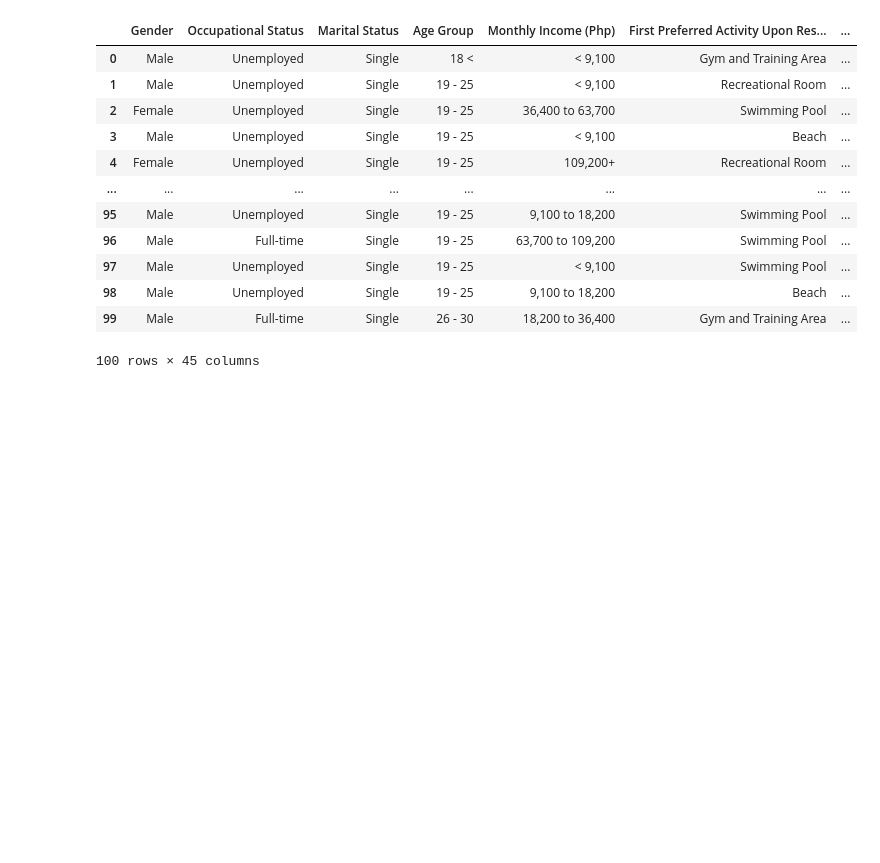
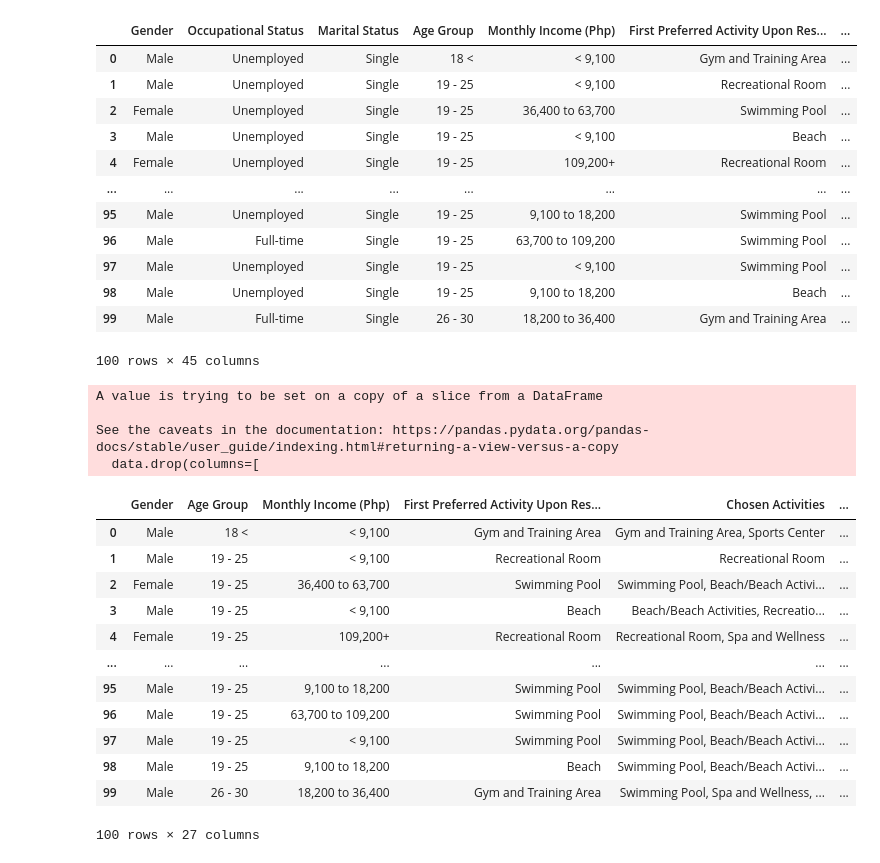
Before and after one commit to KinGabriel/Team_Sports_Survey_Analysis, a Jupyter notebook: preprocessing.ipynb, the cells around one changed output. Cells and saved outputs as stored; diff of their text form; code cells hidden in the pictures; blank space fills up the shorter version.

Commit message:
Removed the columns which will not pe part of the marketing plan for summer

```diff
--- a/preprocessing.ipynb
+++ b/preprocessing.ipynb
@@ -296,3 +293,38 @@ See the caveats in the documentation: https://pandas.pydata.org/pandas-docs/stab
 | 98 | Male | Unemployed | Single | 19 - 25 | 9,100 to 18,200 | Beach | ... |
 | 99 | Male | Full-time | Single | 26 - 30 | 18,200 to 36,400 | Gym and Training Area | ... |
 100 rows × 45 columns
+# %%
+# Drop the columns that will not be used for the descriptive and predictive analysis
+data.drop(columns=[
+    "Occupational Status", "Marital Status", "Recreational Room",
+    "Gym and Training Area", "Sports Center",
+    "Preferred Recreational Room Activities", "Top Priority Recreational Room Activity",
+    "Preferred Gym and Training Activities", "Top Priority Gym and Training Activity",
+    "Preferred Sports Center Activities", "Top Priority Sports Center Activity",
+    "Post-Recreational Activity",
+    "Preferred Time for Recreational Room Activities", "Preferred Time for Gym and Training Activities",
+    "Preferred Time for Sports Center Activities",
+    "Maximum Wait Time for Recreational Room", "Maximum Wait Time for Gym and Training Area",
+    "Maximum Wait Time for Sports Center",
+    "Expected Time in Recreational Room", "Expected Time at Gym and Training Area",
+    "Expected Time at Sports Center"
+], errors='ignore', inplace=True)
+data
+# %% [output]
+A value is trying to be set on a copy of a slice from a DataFrame
+
+See the caveats in the documentation: https://pandas.pydata.org/pandas-docs/stable/user_guide/indexing.html#returning-a-view-versus-a-copy
+  data.drop(columns=[
+|  | Gender | Age Group | Monthly Income (Php) | First Preferred Activity Upon Res... | Chosen Activities | ... |
+| 0 | Male | 18 < | < 9,100 | Gym and Training Area | Gym and Training Area, Sports Center | ... |
+| 1 | Male | 19 - 25 | < 9,100 | Recreational Room | Recreational Room | ... |
+| 2 | Female | 19 - 25 | 36,400 to 63,700 | Swimming Pool | Swimming Pool, Beach/Beach Activi... | ... |
+| 3 | Male | 19 - 25 | < 9,100 | Beach | Beach/Beach Activities, Recreatio... | ... |
+| 4 | Female | 19 - 25 | 109,200+ | Recreational Room | Recreational Room, Spa and Wellness | ... |
+| ... | ... | ... | ... | ... | ... | ... |
+| 95 | Male | 19 - 25 | 9,100 to 18,200 | Swimming Pool | Swimming Pool, Beach/Beach Activi... | ... |
+| 96 | Male | 19 - 25 | 63,700 to 109,200 | Swimming Pool | Swimming Pool, Beach/Beach Activi... | ... |
+| 97 | Male | 19 - 25 | < 9,100 | Swimming Pool | Swimming Pool, Beach/Beach Activi... | ... |
+| 98 | Male | 19 - 25 | 9,100 to 18,200 | Beach | Swimming Pool, Beach/Beach Activi... | ... |
+| 99 | Male | 26 - 30 | 18,200 to 36,400 | Gym and Training Area | Swimming Pool, Spa and Wellness, ... | ... |
+100 rows × 27 columns
```
Also changed, not shown: parts of 3 cells of this notebook.
